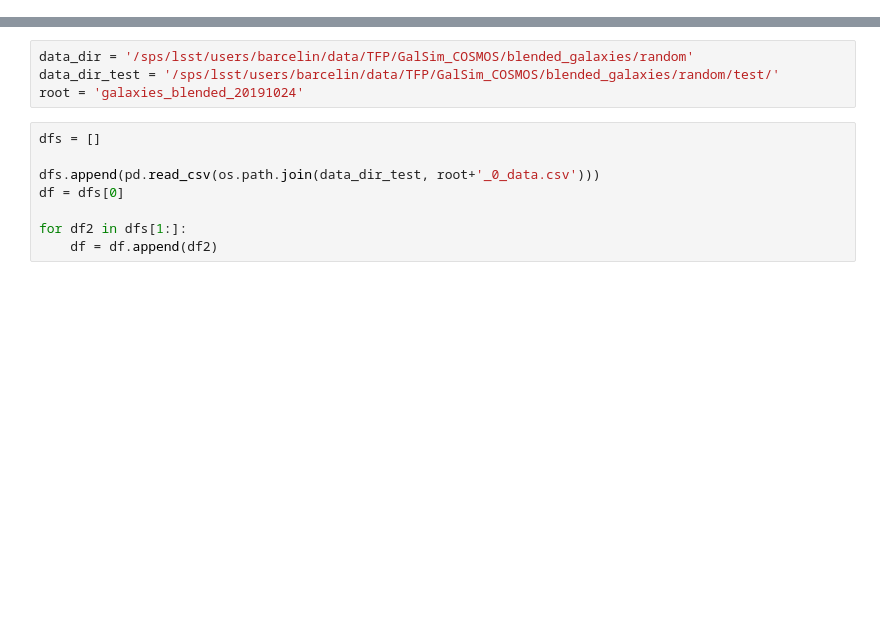
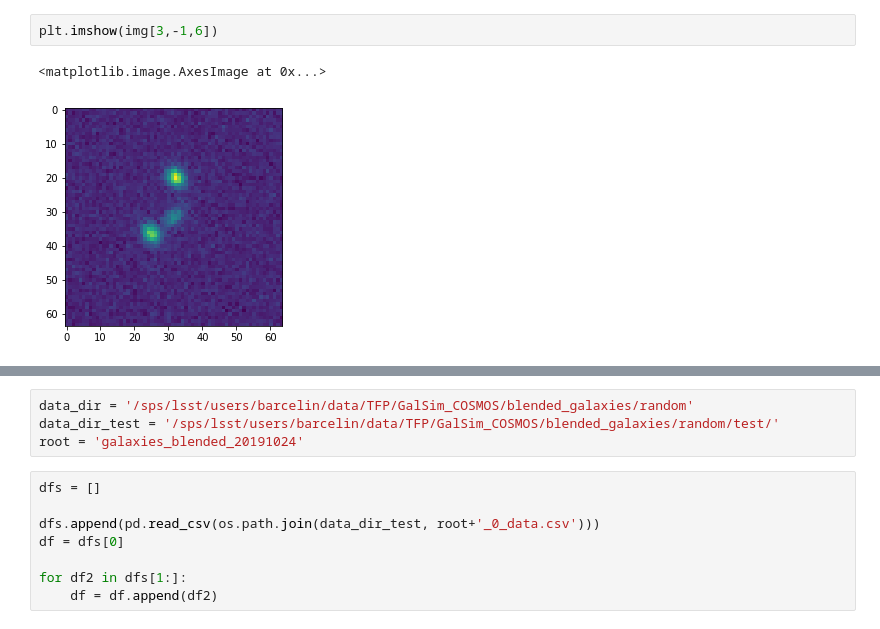
Before and after one commit to BastienArcelin/parameter_estimation, a Jupyter notebook: notebooks/parameter_estimation/Untitled.ipynb, the cells around one changed output, grey strips where cells are left out. Cells and saved outputs as stored; diff of their text form; blank space fills up the shorter version.

```diff
--- a/notebooks/parameter_estimation/Untitled.ipynb
+++ b/notebooks/parameter_estimation/Untitled.ipynb
@@ -7,0 +18,5 @@ import sys
+# %%
+plt.imshow(img[3,-1,6])
+# %% [output]
+<matplotlib.image.AxesImage at 0x...>
+[figure, added]
```
Also changed, not shown: parts of 12 cells of this notebook, 5 other files.
